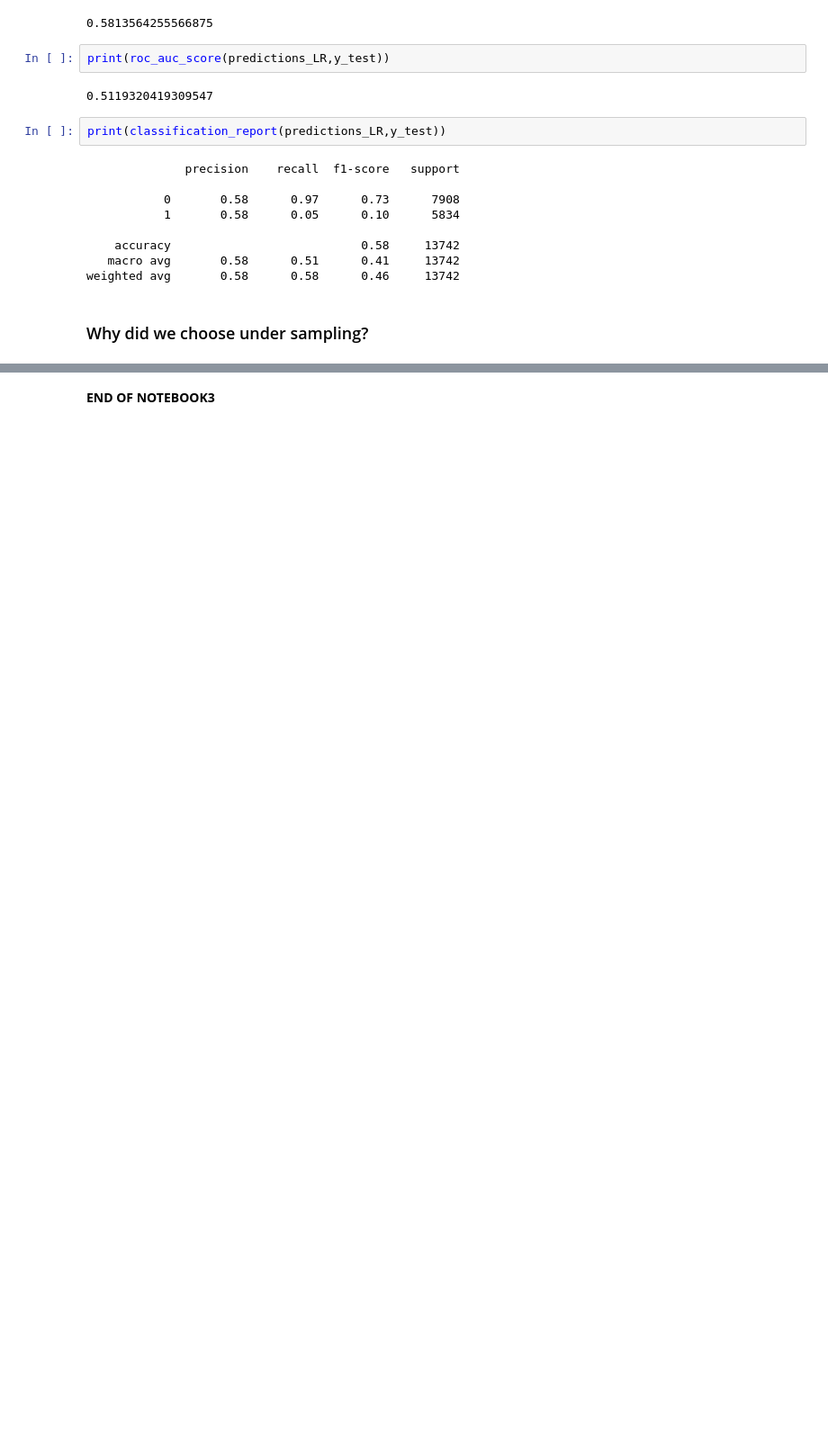
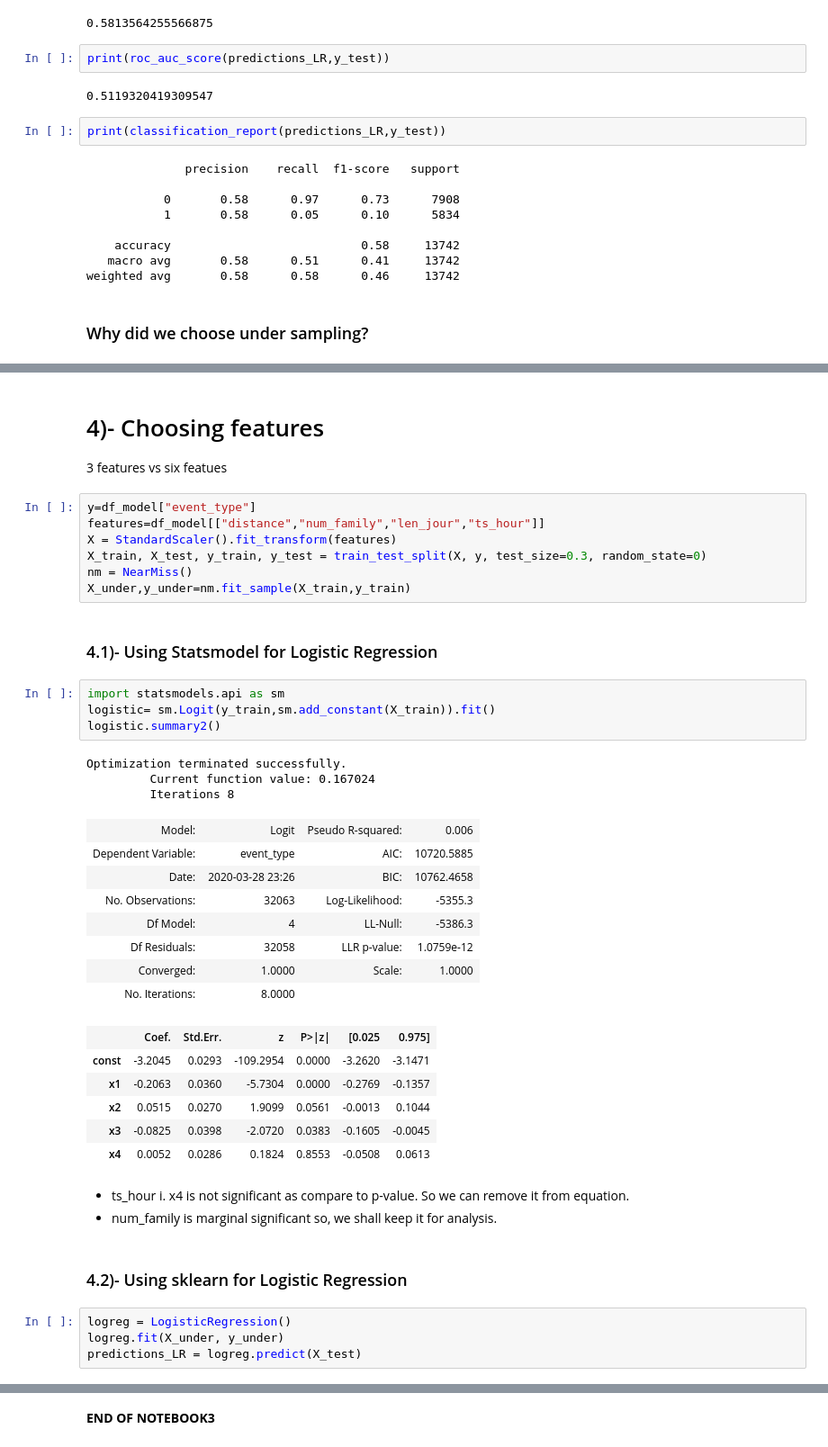
Before and after one commit to HassanSherwani/Predict_travelpattern_ML, a Jupyter notebook: Notebook3.Class_imb+Model.ipynb, the cells around one changed output, grey strips where cells are left out. Shown at 90% size. Cells and saved outputs as stored; diff of their text form; blank space fills up the shorter version.

Commit message:
imb+model

```diff
--- a/Notebook3.Class_imb+Model.ipynb
+++ b/Notebook3.Class_imb+Model.ipynb
@@ -342,0 +350,44 @@ This is our confusion matrix with under-sampling model. We can see that there ar
+# %% [markdown]
+# 4)- Choosing features
+
+3 features vs six featues
+# %%
+y=df_model["event_type"]
+features=df_model[["distance","num_family","len_jour","ts_hour"]]
+X = StandardScaler().fit_transform(features)
+X_train, X_test, y_train, y_test = train_test_split(X, y, test_size=0.3, random_state=0)
+nm = NearMiss()
+X_under,y_under=nm.fit_sample(X_train,y_train)
+# %% [markdown]
+### 4.1)- Using Statsmodel for Logistic Regression
+# %%
+import statsmodels.api as sm
+logistic= sm.Logit(y_train,sm.add_constant(X_train)).fit()
+logistic.summary2()
+# %% [output]
+Optimization terminated successfully.
+         Current function value: 0.167024
+         Iterations 8
+| Model: | Logit | Pseudo R-squared: | 0.006 |
+| Dependent Variable: | event_type | AIC: | 10720.5885 |
+| Date: | 2020-03-28 23:26 | BIC: | 10762.4658 |
+| No. Observations: | 32063 | Log-Likelihood: | -5355.3 |
+| Df Model: | 4 | LL-Null: | -5386.3 |
+| Df Residuals: | 32058 | LLR p-value: | 1.0759e-12 |
+| Converged: | 1.0000 | Scale: | 1.0000 |
+| No. Iterations: | 8.0000 |  |  |
+|  | Coef. | Std.Err. | z | P>|z| | [0.025 | 0.975] |
+| const | -3.2045 | 0.0293 | -109.2954 | 0.0000 | -3.2620 | -3.1471 |
+| x1 | -0.2063 | 0.0360 | -5.7304 | 0.0000 | -0.2769 | -0.1357 |
+| x2 | 0.0515 | 0.0270 | 1.9099 | 0.0561 | -0.0013 | 0.1044 |
+| x3 | -0.0825 | 0.0398 | -2.0720 | 0.0383 | -0.1605 | -0.0045 |
+| x4 | 0.0052 | 0.0286 | 0.1824 | 0.8553 | -0.0508 | 0.0613 |
+# %% [markdown]
+- ts_hour i. x4 is not significant as compare to p-value. So we can remove it from equation.
+- num_family is marginal significant so, we shall keep it for analysis.
+# %% [markdown]
+### 4.2)- Using sklearn for Logistic Regression
+# %%
+logreg = LogisticRegression()
+logreg.fit(X_under, y_under)
+predictions_LR = logreg.predict(X_test)
```
Also changed, not shown: parts of 23 cells of this notebook.
